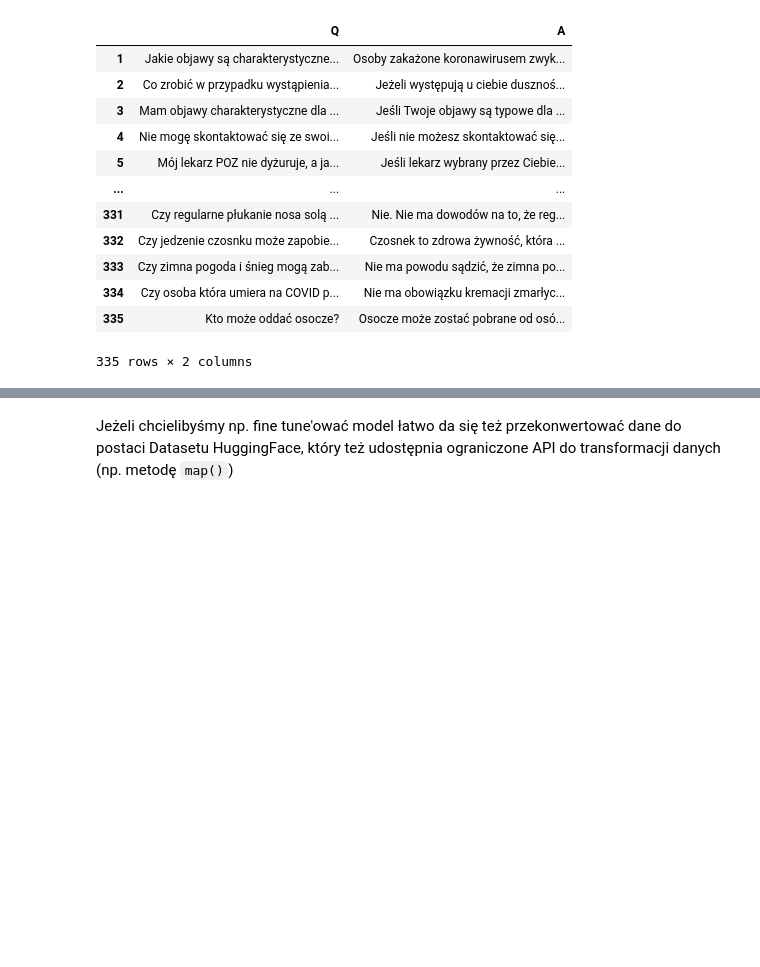
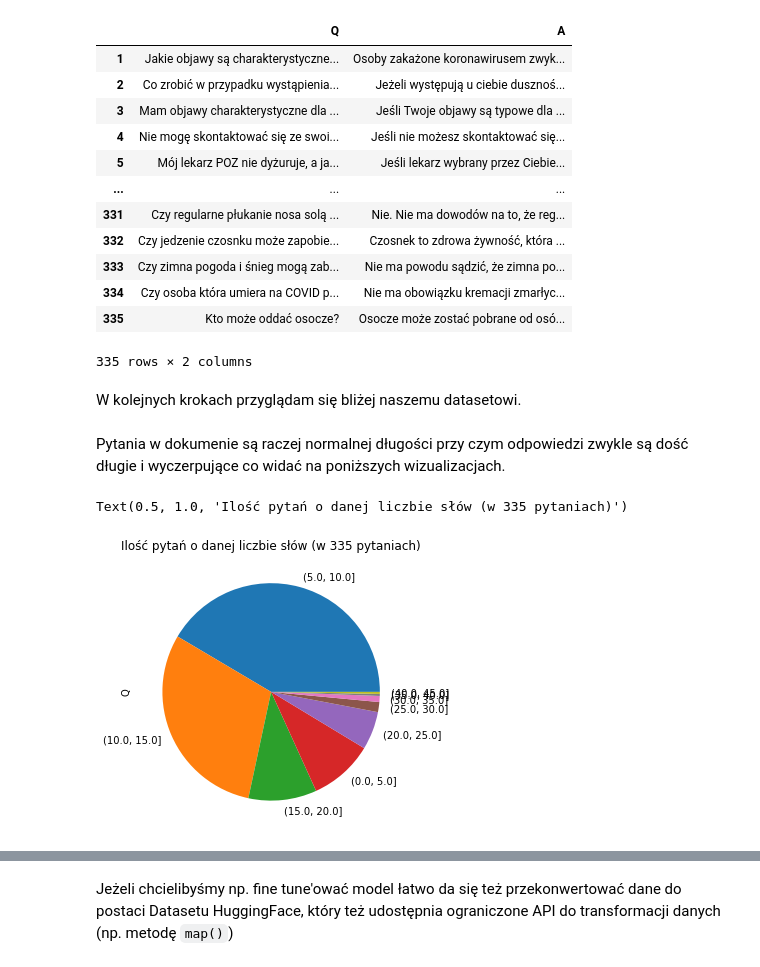
Before and after one commit to mrslacklines/covidqa, a Jupyter notebook: covidqa.ipynb, the cells around one changed output, grey strips where cells are left out. Saved outputs shown, nothing was run; the diff lists cells and outputs as text; code cells hidden in the pictures; blank space fills up the shorter version.

```diff
--- a/covidqa.ipynb
+++ b/covidqa.ipynb
@@ -273,3 +314,25 @@ df
 | 334 | Czy osoba która umiera na COVID p... | Nie ma obowiązku kremacji zmarłyc... |
 | 335 | Kto może oddać osocze? | Osocze może zostać pobrane od osó... |
 335 rows × 2 columns
+# %% [markdown]
+W kolejnych krokach przyglądam się bliżej naszemu datasetowi.
+# %%
+question_lengths = df.Q.fillna("").str.split().map(len)
+answer_lengths = df.A.fillna("").str.split().map(len)
+
+question_no_sentences = df.Q.map(textstat.sentence_count)
+answer_no_sentences = df.A.map(textstat.sentence_count)
+# %%
+bins = [-np.inf, 0, 5, 10, 15, 20, 25, 30, 35, 40, 45, 50, np.inf]
+labels = ["0", "0-5", "5-10", "10-15", "15-20", "25-30", "30-35", "35-40", "40-45", "45-50"]
+
+binned_q_lengths = pd.cut(question_lengths, bins)
+binned_a_lengths = pd.cut(answer_lengths, bins)
+# %% [markdown]
+Pytania w dokumenie są raczej normalnej długości przy czym odpowiedzi zwykle są dość długie i wyczerpujące co widać na poniższych wizualizacjach.
+# %%
+q_pie = binned_q_lengths.value_counts().plot(kind="pie", y="value_column", figsize=(5, 5))
+q_pie.set_title(f"Ilość pytań o danej liczbie słów (w {df.shape[0]} pytaniach)")
+# %% [output]
+Text(0.5, 1.0, 'Ilość pytań o danej liczbie słów (w 335 pytaniach)')
+[figure, added]
```
Also changed, not shown: parts of 63 cells of this notebook.
